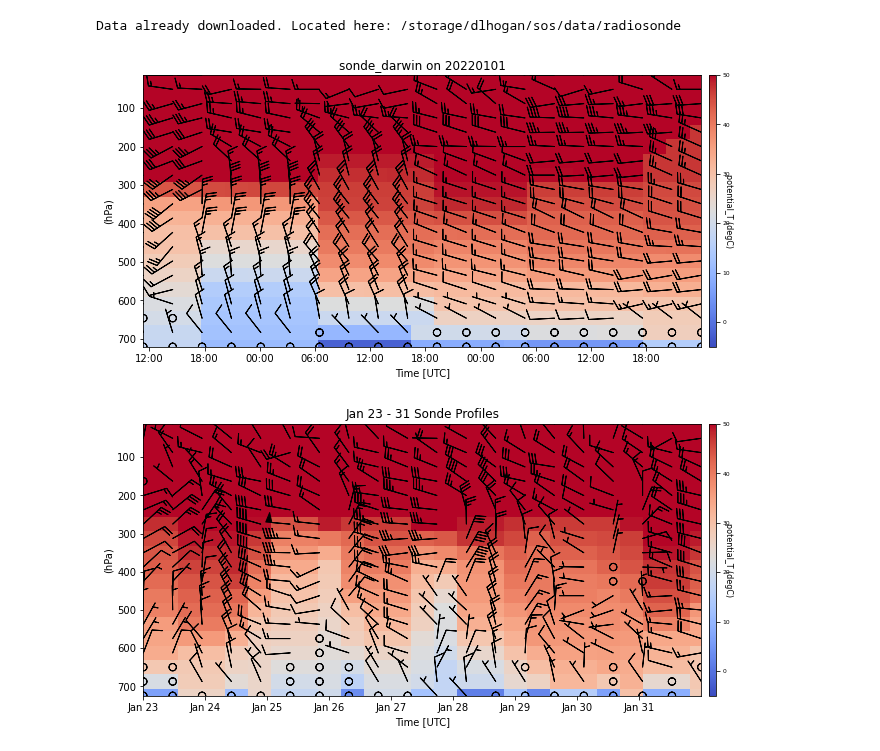
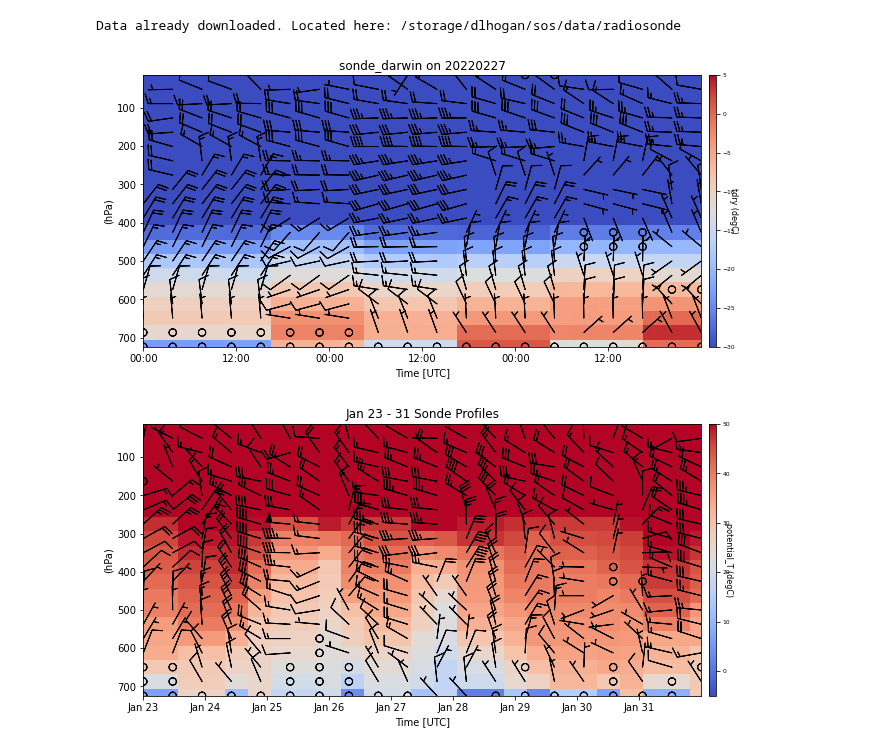
Before and after one commit to dlhogan97/Spring-Precipitation-Effect-CO-River, a Jupyter notebook: notebooks/SAIL_radiosondes.ipynb, the cells around one changed output. Cells and saved outputs as stored; diff of their text form; code cells hidden in the pictures.

Commit message:
updates to these notebooks - simple plots

```diff
--- a/notebooks/SAIL_radiosondes.ipynb
+++ b/notebooks/SAIL_radiosondes.ipynb
@@ -43,16 +43,16 @@ sonde_ds['potential_T'].attrs = {'units':'degC'}
 # %%
 # Don't need to worry about this
 BarbDisplay = act.plotting.TimeSeriesDisplay(
-    {'sonde_darwin': sonde_ds.sel(time=slice('2022-01-01','2022-01-03'))}, figsize=(10, 5))
-BarbDisplay.plot_time_height_xsection_from_1d_data('potential_T', 'pres',
+    {'sonde_darwin': sonde_ds.sel(time=slice('2022-02-27','2022-03-01'))}, figsize=(10, 5))
+BarbDisplay.plot_time_height_xsection_from_1d_data('tdry', 'pres',
                                                    cmap='coolwarm',
-                                                   vmin=-5, vmax=50,
+                                                   vmin=-30, vmax=5,
                                                    num_time_periods=25)
 BarbDisplay.plot_barbs_from_spd_dir('deg', 'wspd', 'pres',
                                     num_barbs_x=20)
 plt.show()
 # %% [output]
-[figure, old version]
+[figure, new version]
 # %%
 # Don't need to worry about this
 BarbDisplay = act.plotting.TimeSeriesDisplay(
```
Also changed, not shown: 1 other file.
